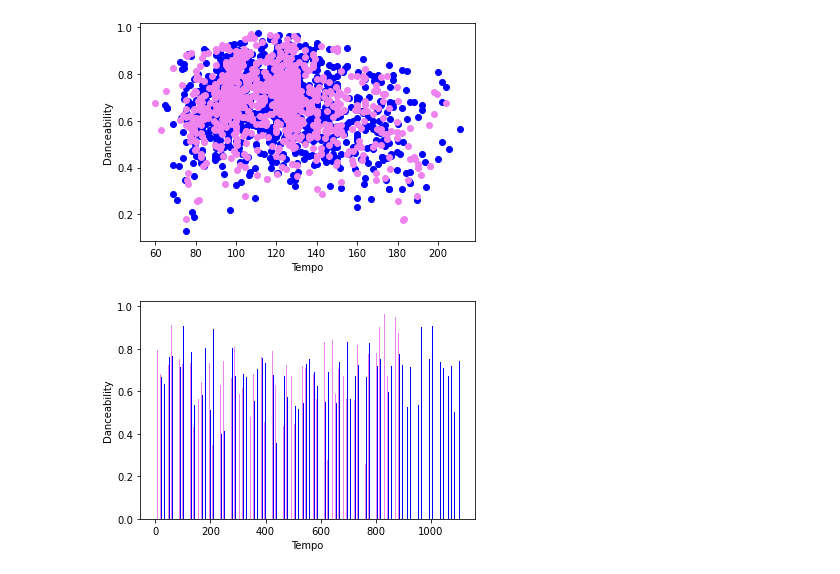
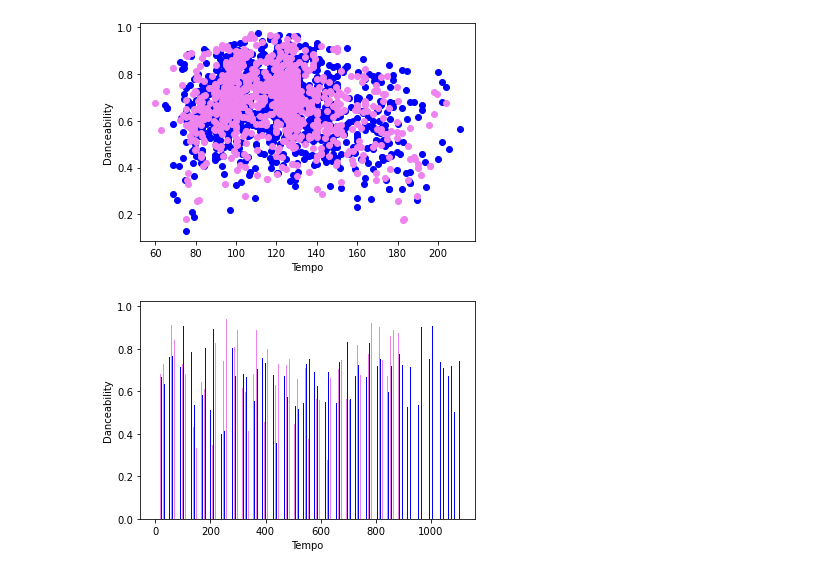
Before and after one commit to CLizardi/top_hits_on_spotify_2010s, a Jupyter notebook: Test_script_lizardi.ipynb, the cells around one changed output. Saved outputs shown, nothing was run; the diff lists cells and outputs as text; code cells hidden in the pictures.

```diff
--- a/Test_script.ipynb
+++ b/Test_script_lizardi.ipynb
@@ -120,17 +118,17 @@ plt.show()
 # %%
 # plot the data points as bar graphs with two different colors
 plt.bar(np.arange(len(major_songs["tempo"])), major_songs["danceability"], color="blue", width=0.2)
-plt.bar(np.arange(len(minor_songs["tempo"])) + 0.4, minor_songs["danceability"], color="violet", width=0.2)
+plt.bar(np.arange(len(minor_songs["tempo"])) + 0.3, minor_songs["danceability"], color="violet", width=0.2)
 
 # set x and y labels
 plt.xlabel("Tempo")
 plt.ylabel("Danceability")
 
 # Bar graph dimensions
 bar_width = 12.00
 bar_height = 7.0
 
 # show the plot
 plt.show()
 # %% [output]
-[figure, old version]
+[figure, new version]
```
Also changed, not shown: parts of 1 cell of this notebook.
